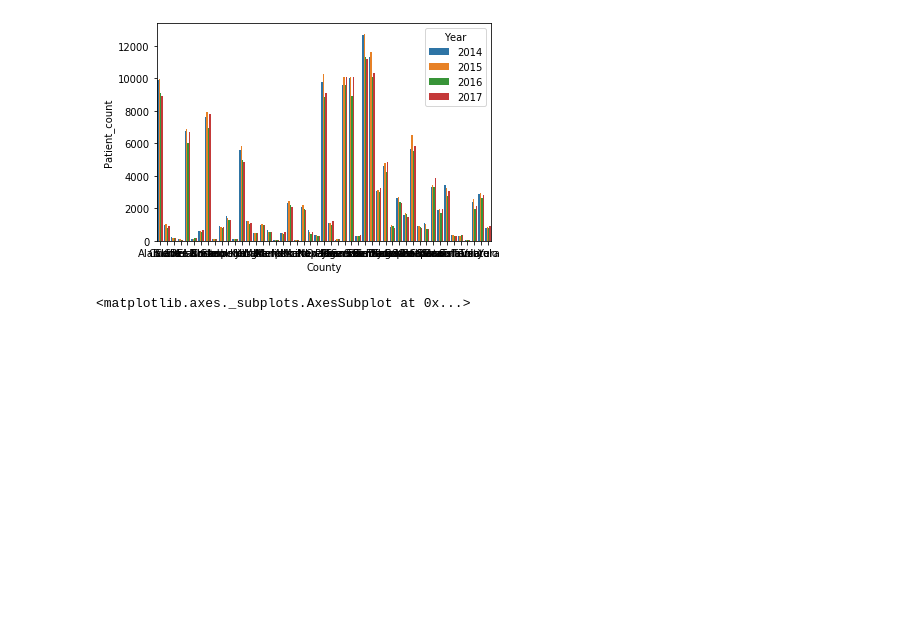
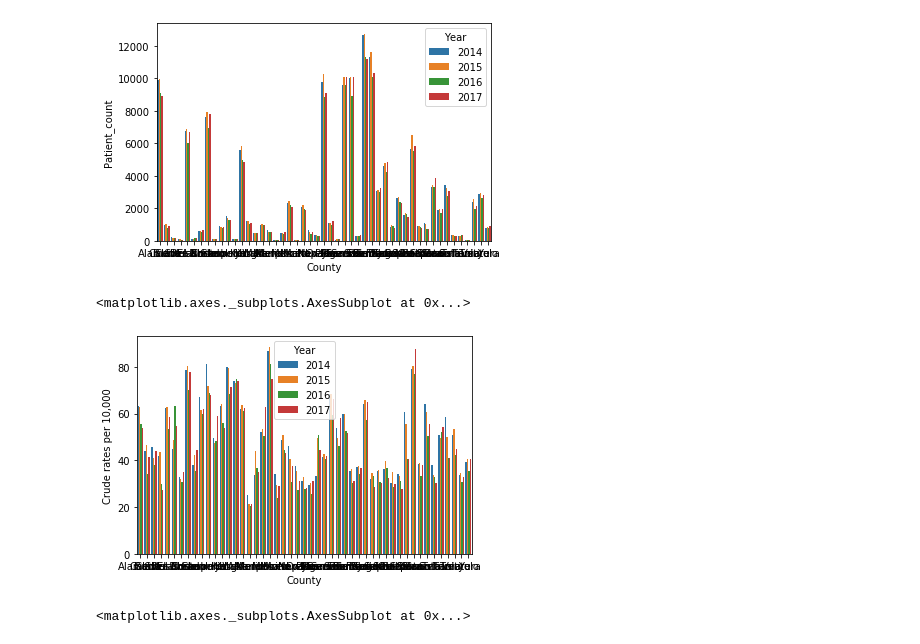
Before and after one commit to s-c-soma/cmpe255_CA_RespiratoryDiseaseVS.Airquality_Prediction-Association, a Jupyter notebook: notebooks/AQ_2-Asthma4_Correlation-Modeling.ipynb, the cells around one changed output. Saved outputs shown, nothing was run; the diff lists cells and outputs as text; code cells hidden in the pictures; blank space fills up the shorter version.

```diff
--- a/notebooks/AQ_2-Asthma4_Correlation-Modeling.ipynb
+++ b/notebooks/AQ_2-Asthma4_Correlation-Modeling.ipynb
@@ -224,6 +224,11 @@ sns.barplot(x='County', y='Patient_count', hue='Year', data=merged, saturation=0
 # %% [output]
 <matplotlib.axes._subplots.AxesSubplot at 0x...>
 [figure]
+# %%
+sns.barplot(x='County', y='Crude rates per 10,000', hue='Year', data=merged, saturation=0.8)
+# %% [output]
+<matplotlib.axes._subplots.AxesSubplot at 0x...>
+[figure, added]
 # %%
 sns.barplot(x='County', y='Value', hue='Year', data=merged, saturation=0.8)
 # %% [output]
```
Also changed, not shown: parts of 22 cells of this notebook.
